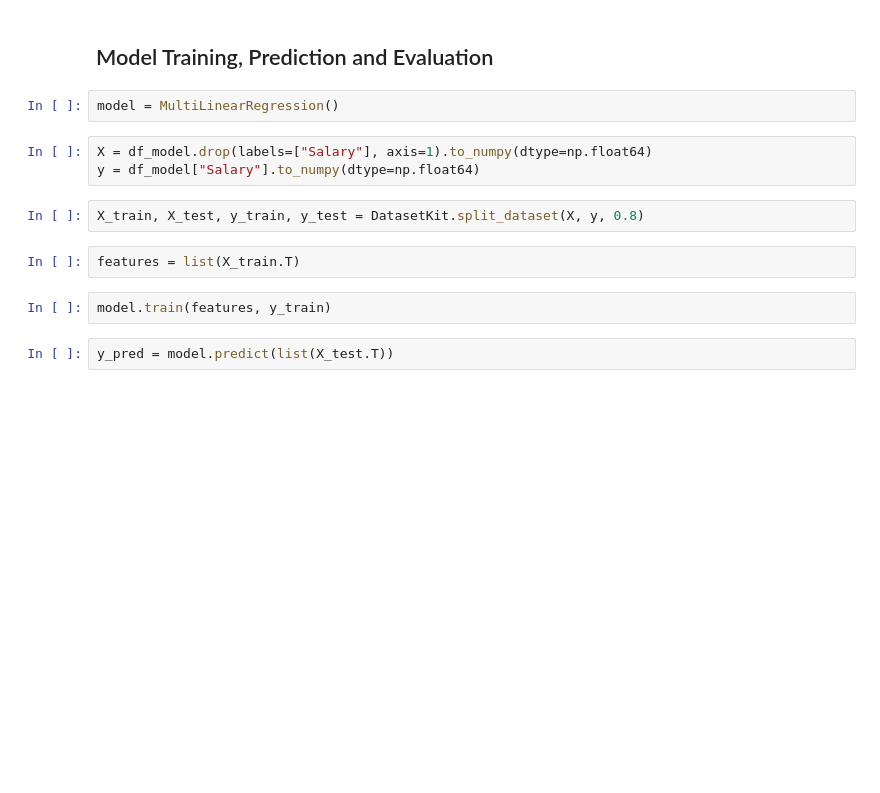
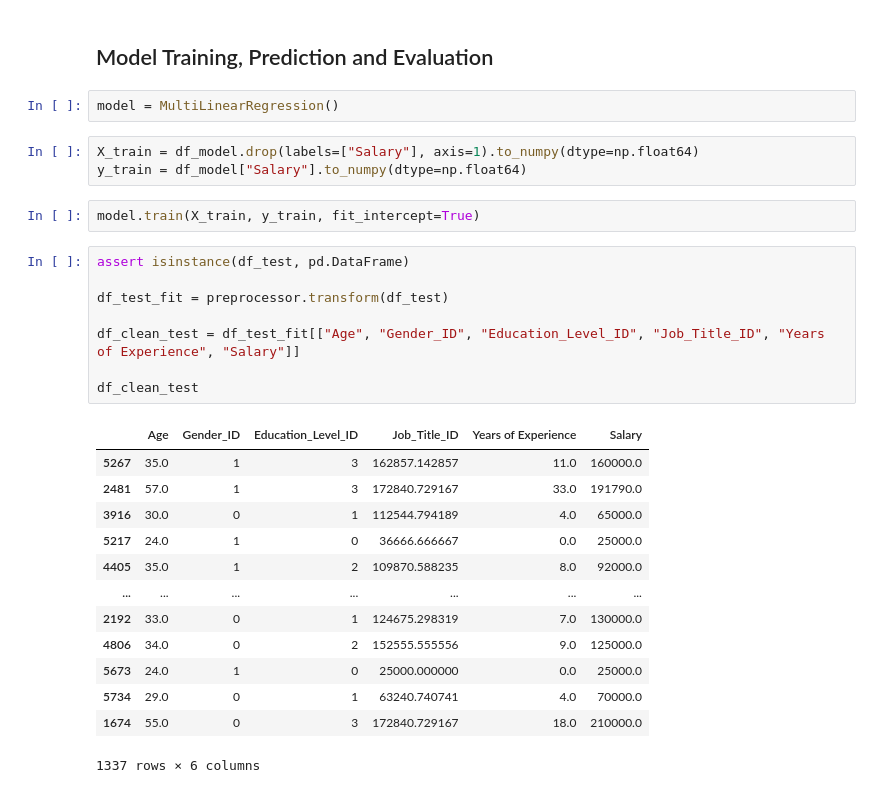
Before and after one commit to Gerum-Berhanu/linear-regression, a Jupyter notebook: salary-multi.ipynb, the cells around one changed output. Cells and saved outputs as stored; diff of their text form; blank space fills up the shorter version.

```diff
--- a/salary-multi.ipynb
+++ b/salary-multi.ipynb
@@ -206,13 +148,29 @@ df_model = df_clean.drop(labels=["Age"], axis=1)
 # %%
 model = MultiLinearRegression()
 # %%
-X = df_model.drop(labels=["Salary"], axis=1).to_numpy(dtype=np.float64)
-y = df_model["Salary"].to_numpy(dtype=np.float64)
+X_train = df_model.drop(labels=["Salary"], axis=1).to_numpy(dtype=np.float64)
+y_train = df_model["Salary"].to_numpy(dtype=np.float64)
-# %%
-X_train, X_test, y_train, y_test = DatasetKit.split_dataset(X, y, 0.8)
-# %%
-features = list(X_train.T)
 # %%
-model.train(features, y_train)
+model.train(X_train, y_train, fit_intercept=True)
 # %%
-y_pred = model.predict(list(X_test.T))
+assert isinstance(df_test, pd.DataFrame)
+
+df_test_fit = preprocessor.transform(df_test)
+
+df_clean_test = df_test_fit[["Age", "Gender_ID", "Education_Level_ID", "Job_Title_ID", "Years of Experience", "Salary"]]
+
+df_clean_test
+# %% [output]
+|  | Age | Gender_ID | Education_Level_ID | Job_Title_ID | Years of Experience | Salary |
+| 5267 | 35.0 | 1 | 3 | 162857.142857 | 11.0 | 160000.0 |
+| 2481 | 57.0 | 1 | 3 | 172840.729167 | 33.0 | 191790.0 |
+| 3916 | 30.0 | 0 | 1 | 112544.794189 | 4.0 | 65000.0 |
+| 5217 | 24.0 | 1 | 0 | 36666.666667 | 0.0 | 25000.0 |
+| 4405 | 35.0 | 1 | 2 | 109870.588235 | 8.0 | 92000.0 |
+| ... | ... | ... | ... | ... | ... | ... |
+| 2192 | 33.0 | 0 | 1 | 124675.298319 | 7.0 | 130000.0 |
+| 4806 | 34.0 | 0 | 2 | 152555.555556 | 9.0 | 125000.0 |
+| 5673 | 24.0 | 1 | 0 | 25000.000000 | 0.0 | 25000.0 |
+| 5734 | 29.0 | 0 | 1 | 63240.740741 | 4.0 | 70000.0 |
+| 1674 | 55.0 | 0 | 3 | 172840.729167 | 18.0 | 210000.0 |
+1337 rows × 6 columns
```
Also changed, not shown: parts of 16 cells of this notebook.
